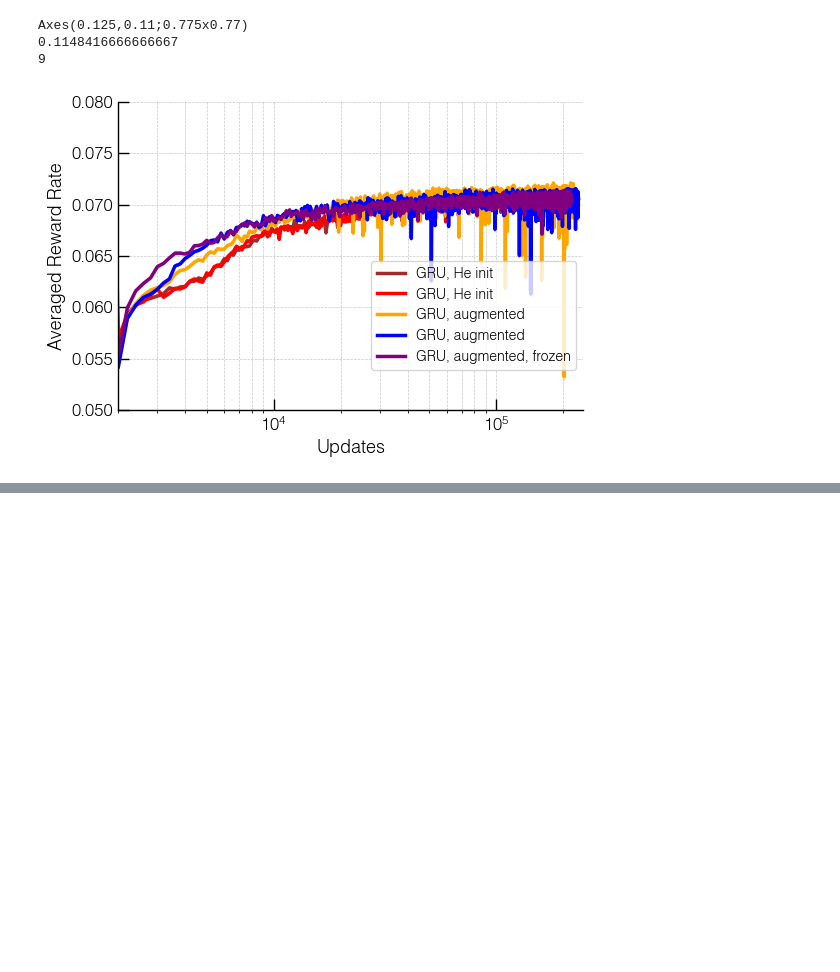
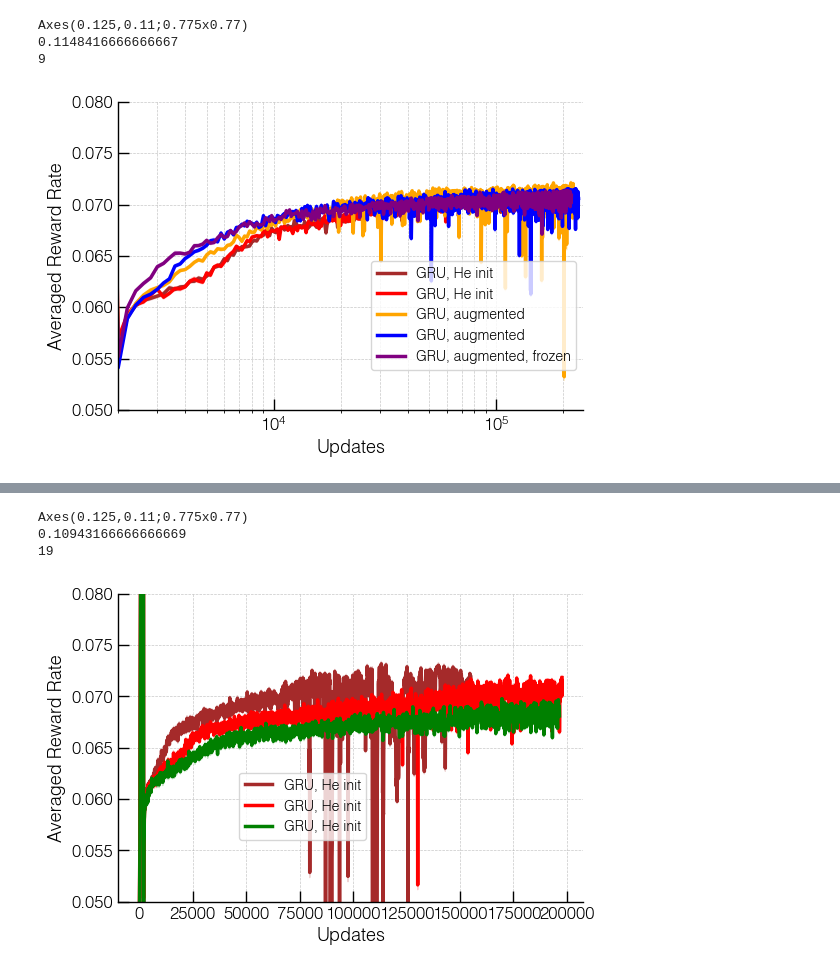
Before and after one commit to davidgbe/favorably_connected, a Jupyter notebook: code/notebooks/learning_baseline_exp_stoch_rewards.ipynb, the cells around one changed output, grey strips where cells are left out. Saved outputs shown, nothing was run; the diff lists cells and outputs as text; code cells hidden in the pictures; blank space fills up the shorter version.

```diff
--- a/code/notebooks/learning_baseline_exp_stoch_rewards.ipynb
+++ b/code/notebooks/learning_baseline_exp_stoch_rewards.ipynb
@@ -656,9 +654,9 @@ scale = 1
 fig, axs = plt.subplots(1, 1, figsize=(6 * scale, 4 * scale))
 
 data_dirs = [
-    '../../results/rl_agent_outputs/he_init_with_noise_std_all_0p1_2025-04-19_23_17_25_922161_var_noise_0.0001_activity_weight_1/reward_rates',
-    '../../results/rl_agent_outputs/he_init_with_noise_std_all_0p1_2025-04-19_23_17_48_004298_var_noise_0.0001_activity_weight_1/reward_rates',
-    '../../results/rl_agent_outputs/he_init_with_noise_std_all_0p1_2025-04-19_23_18_00_691765_var_noise_0.0001_activity_weight_1/reward_rates',
+    '../../results/rl_agent_outputs/he_init_exp_trunc_transitions_1en4_noise_2025-04-26_16_47_12_281848_var_noise_0.0001_activity_weight_1/reward_rates',
+    '../../results/rl_agent_outputs/he_init_exp_trunc_transitions_1en3_noise_2025-04-26_16_47_17_094480_var_noise_0.001_activity_weight_1/reward_rates',
+    '../../results/rl_agent_outputs/he_init_exp_trunc_transitions_2p5en3_noise_2025-04-26_17_24_36_797054_var_noise_0.0025_activity_weight_1/reward_rates',
 ]
 
 colors = [
@@ -696,7 +694,7 @@ labels = [
 
 
 for i, data_dir in enumerate(data_dirs):
-    averaging_size = 500
+    averaging_size = 100
     reduced_data = load_data(os.path.join(data_dir, '*.npy'), averaging_size=averaging_size)
 
     # Plot shaded region for standard error
@@ -728,31 +726,36 @@ for i, data_dir in enumerate(data_dirs):
 #     label='Oracle',
 # )
 
 # Adjust axes limits
 # axs.set_xlim(0)
 axs.set_ylim(0.05, 0.08)
 # axs.set_xscale('log')
 
 # Add labels and titles
 axs.set_ylabel('Averaged Reward Rate', fontsize=12)
 axs.set_xlabel('Updates', fontsize=12)
 
 # Customize tick parameters
 axs.tick_params(axis='both', direction='in', length=6, width=1.5, labelsize=10)
 
 # Thicken the axes lines
 axs.spines['top'].set_linewidth(1.5)
 axs.spines['right'].set_linewidth(1.5)
 axs.spines['bottom'].set_linewidth(1.5)
 axs.spines['left'].set_linewidth(1.5)
 
 # Add grid for better readability
 axs.grid(visible=True, which='both', linestyle='--', linewidth=0.5, alpha=0.7)
 
 # Add legend
-fig.legend(bbox_to_anchor=(0.9, 0.5), fontsize=10)
+fig.legend(bbox_to_anchor=(0.55, 0.45), fontsize=10)
 format_plot(axs)
 
 # Print stats
 print(np.mean(reduced_data.T, axis=1).max())
 print(np.mean(reduced_data.T, axis=1).argmax())
+# %% [output]
+Axes(0.125,0.11;0.775x0.77)
+0.10943166666666669
+19
+[figure, added]
```
Also changed, not shown: parts of 2 cells of this notebook, 4 other files.
